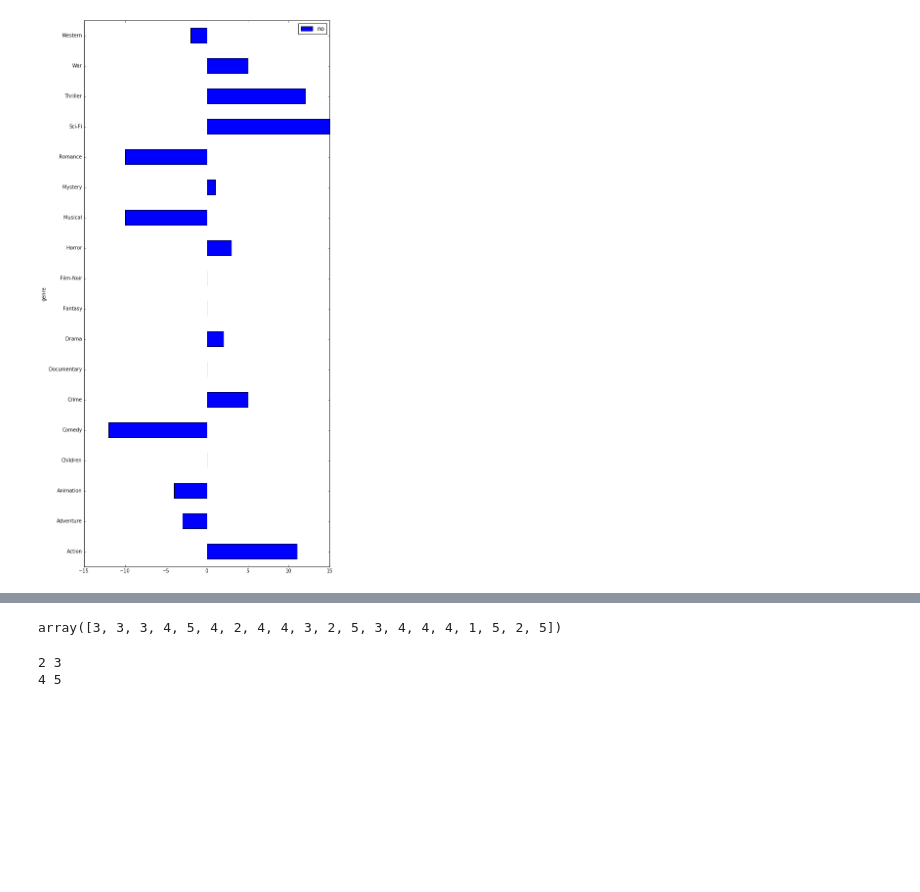
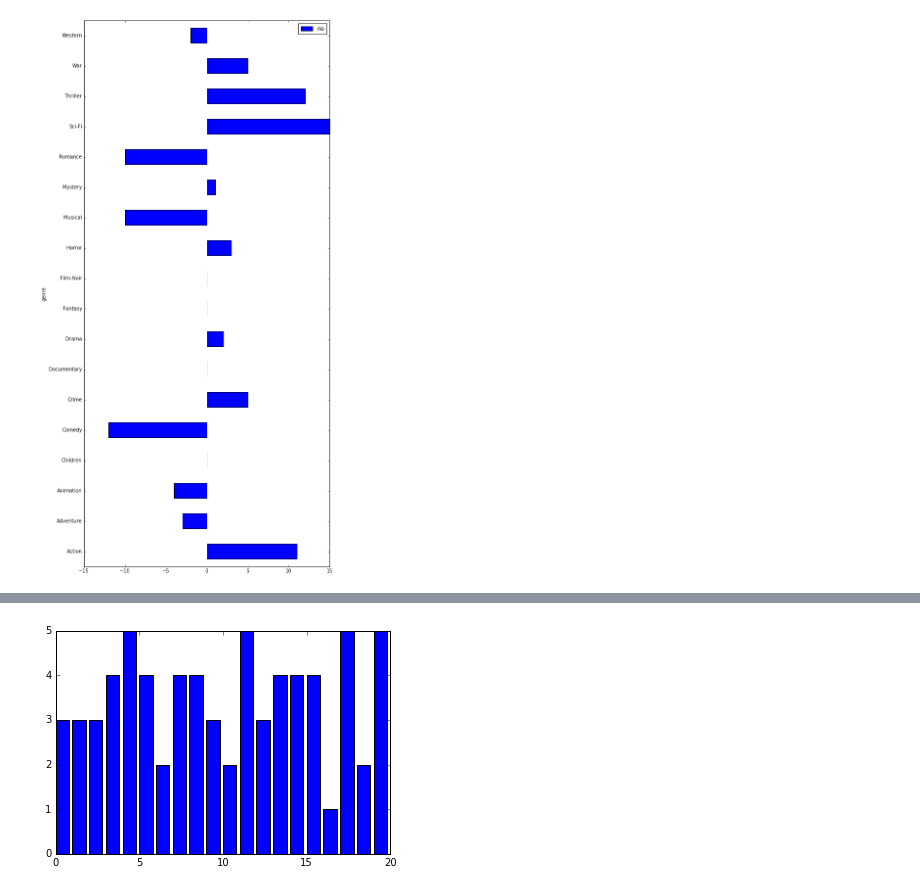
Before and after one commit to adhamgad/Machine-Learning-Nanodegree, a Jupyter notebook: P5-Recommender System/P5-Recommender systems .ipynb, the cells around one changed output, grey strips where cells are left out. Saved outputs shown, nothing was run; the diff lists cells and outputs as text; code cells hidden in the pictures; blank space fills up the shorter version.

Commit message:
Add project report and free form visualization to the notebook

```diff
--- a/P5-Recommender System/P5-Recommender systems .ipynb
+++ b/P5-Recommender System/P5-Recommender systems .ipynb
@@ -153,3 +167,5 @@ train , test, _ , _ = train_test_split(small_data,small_data ,test_size = 0.3)
+# %%
+train = data.ix[:,["user_id","movie_id","rating"]]
 # %%
 from math import sqrt
 
@@ -249,21 +268,25 @@ def predict(user_a,movie_id,data_used):
 # %%
 from math import floor
 pred_ratings = {}
-y_true = test[:500].rating.values
+#tested on only 20 movies as the code is so slow
+#Recommended to change it for 5 or less if the code is to be tested and see fast results
+y_true = train[:20].rating.values
 y_pred = []
 count = 0
-for index,val in test.iterrows():
-    if count == 500:
+for index,val in train.iterrows():
+    if count == 20:
+        #stop when we reach 20 movies
         break
-    pred = predict(val["user_id"],val["movie_id"],data)
+    pred = predict(val["user_id"],val["movie_id"]) #predicted rating
     pred = floor(pred)
     y_pred.append(pred)
-    pred_ratings[val["user_id"]] = (val["movie_id"],pred)
+    pred_ratings[val["user_id"]] = (val["movie_id"],pred) # user id , movie id , prediction
     count += 1
     print count
 print pred_ratings
 print y_pred
-from sklearn.metrics import accuracy_score
-score = accuracy_score(y_true,y_pred)
-print ("score {}".format(score))
-#sklearn.metrics.accuracy_score(y_true, y_pred, normalize=True, sample_weight=None)[source]
+from sklearn.metrics import accuracy_score , mean_squared_error
+score_acc = accuracy_score(y_true,y_pred)
+score_rmse = mean_squared_error(y_true,y_pred)
+print ("accuracy score {}".format(score_acc))
+print ("RMSE {}".format(score_rmse))
@@ -270,14 +311,6 @@ print ("score {}".format(score))
-# %%
-arr = [3.0, 4.0, 4.0, 4.0, 4.0, 3.0, 2.0, 3.0, 3.0, 1.0, 3.0, 4.0, 2.0, 3.0, 3.0, 4.0, 2.0, 4.0, 3.0, 4.0]
-y_true = test[:20].rating.values
-score = accuracy_score(y_true,y_pred)
-y_true
-# %% [output]
-array([3, 3, 3, 4, 5, 4, 2, 4, 4, 3, 2, 5, 3, 4, 4, 4, 1, 5, 2, 5])
-# %%
-dic = {2:3,4:5}
-for i,j in dic.iteritems():
-    print i,j
-# %% [output]
-2 3
-4 5
+# %%
+x = range(20)
+plt.bar(x,y_true)
+plt.show()
+# %% [output]
+[figure, added]
```
Also changed, not shown: parts of 7 cells of this notebook, 2 other files.
